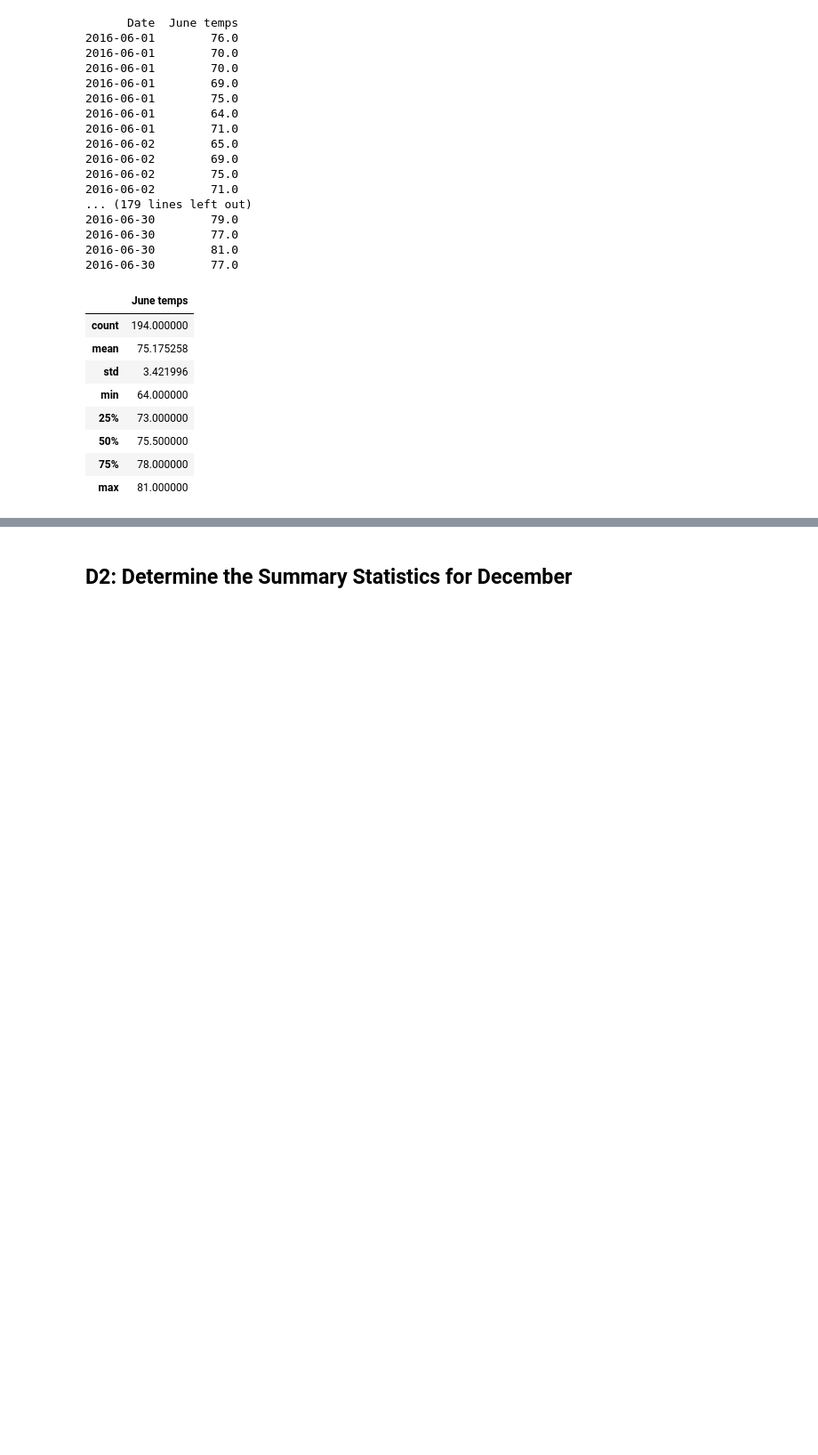
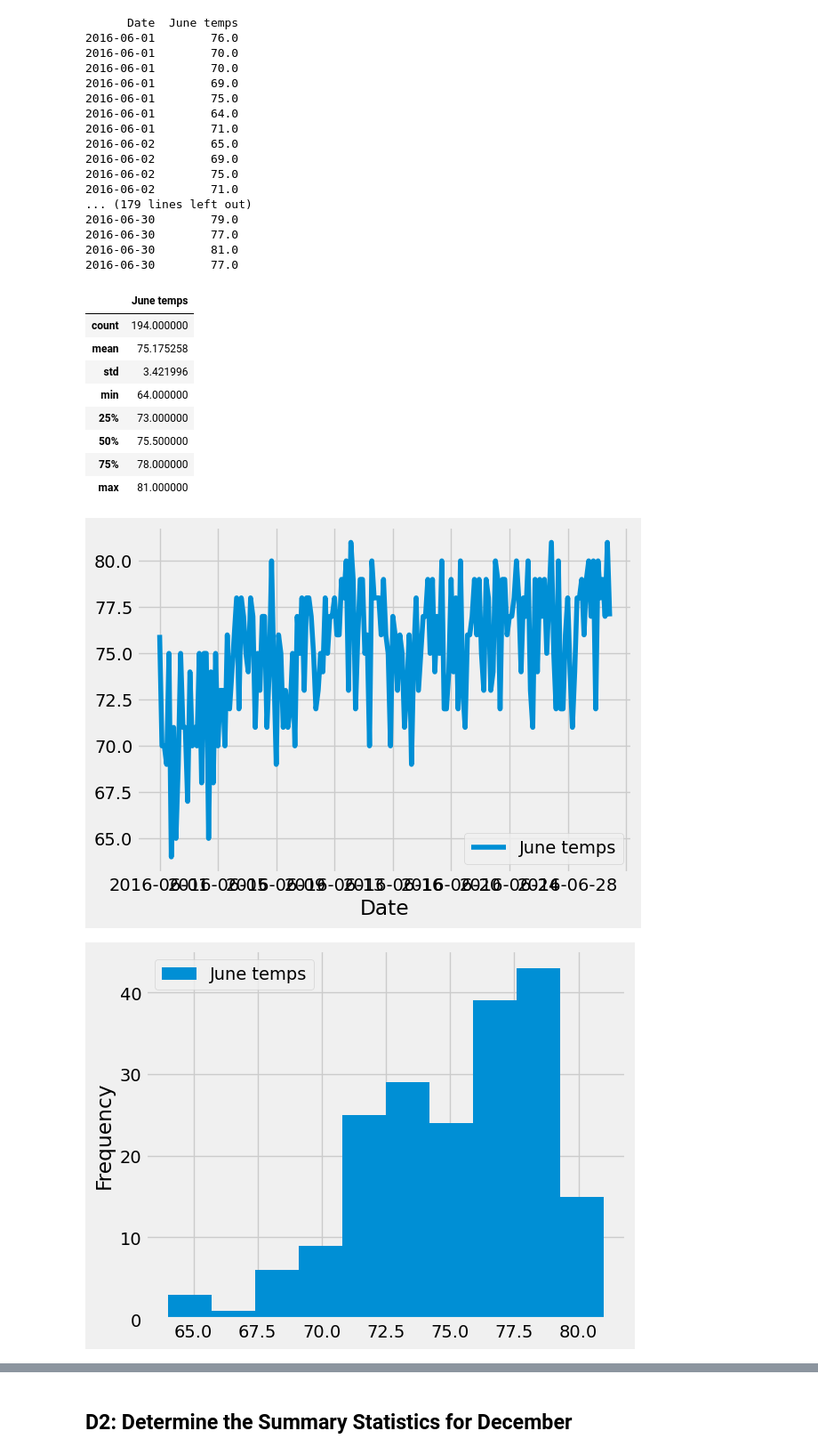
Before and after one commit to MSF2141/surfs_up, a Jupyter notebook: SurfsUp_Challenge.ipynb, the cells around one changed output, grey strips where cells are left out. Shown: that part at 89% size. Cells and saved outputs as stored; diff of their text form; code cells hidden in the pictures; blank space fills up the shorter version.

```diff
--- a/SurfsUp_Challenge.ipynb
+++ b/SurfsUp_Challenge.ipynb
@@ -113,5 +113,15 @@ june_temps_df.describe()
 | 50% | 75.500000 |
 | 75% | 78.000000 |
 | max | 81.000000 |
+# %%
+# Plot June temps data, line chart and histogram.
+
+june_temps_df.plot()
+
+june_temps_df.plot.hist(bins=10)
+plt.tight_layout()
+# %% [output]
+[figure, added]
+[figure, added]
 # %%
 # 5. Return to your challenge instructions to compare your summary statistics
```
Also changed, not shown: parts of 3 cells of this notebook.
